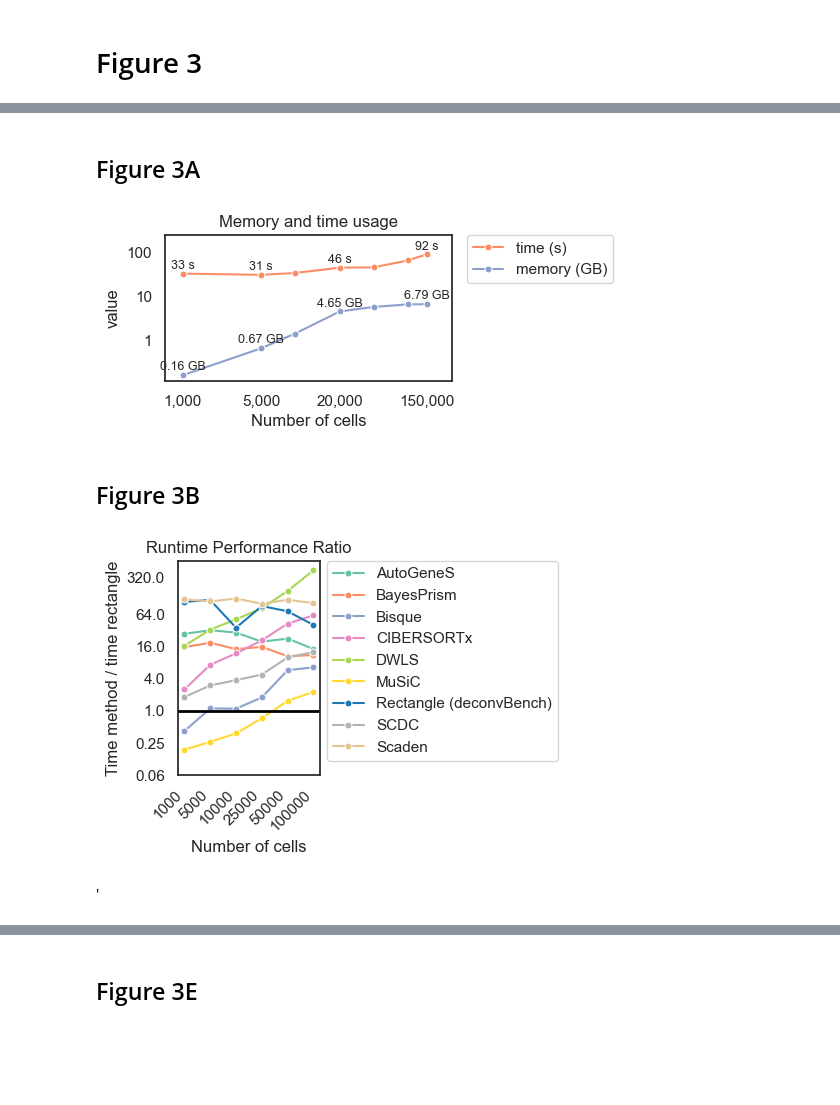
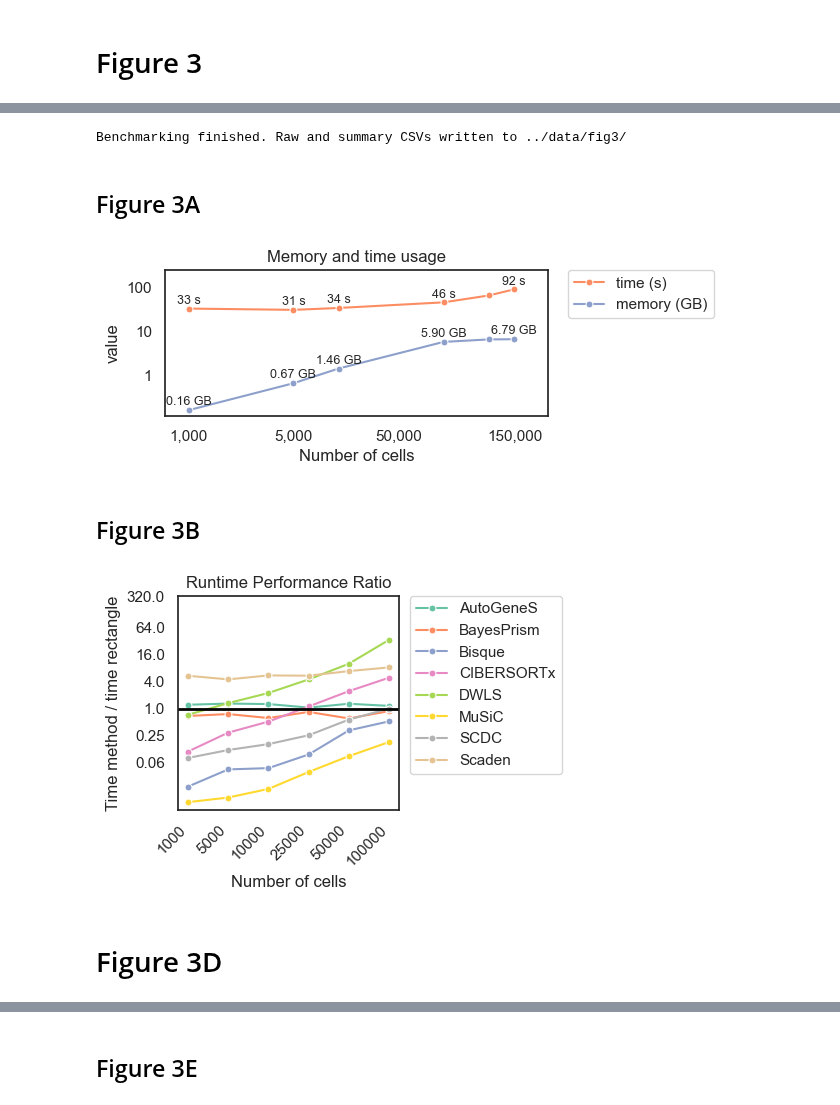
Before and after one commit to ComputationalBiomedicineGroup/rectangle_paper, a Jupyter notebook: notebooks/figure_3.ipynb, the cells around one changed output, grey strips where cells are left out. Saved outputs shown, nothing was run; the diff lists cells and outputs as text; code cells hidden in the pictures; blank space fills up the shorter version.

Commit message:
add grouping plots

```diff
--- a/notebooks/figure_3.ipynb
+++ b/notebooks/figure_3.ipynb
@@ -184,3 +135,16 @@ duplicated markers:  ['CFP', 'CFP']
+# %%
+runtime_df = pd.read_csv('../data/fig3/rectangle_runtime.csv')
+memory_df = pd.read_csv('../data/fig3/rectangle_memory.csv')
+# compute and save summary (mean and std)
+runtime_summary = runtime_df.groupby('n_cells')['time'].agg(['mean', 'std']).reset_index().rename(columns={'mean':'time_mean','std':'time_sd'})
+memory_summary = memory_df.groupby('n_cells')['memory'].agg(['mean', 'std']).reset_index().rename(columns={'mean':'memory_mean','std':'memory_sd'})
+
+runtime_summary.to_csv('../data/fig3/rectangle_runtime_summary.csv', index=False)
+memory_summary.to_csv('../data/fig3/rectangle_memory_summary.csv', index=False)
+
+print("Benchmarking finished. Raw and summary CSVs written to ../data/fig3/")
+# %% [output]
+Benchmarking finished. Raw and summary CSVs written to ../data/fig3/
 # %% [markdown]
 ## Figure 3A
 # %%
@@ -196,7 +160,7 @@ import matplotlib.pyplot as plt
 import numpy as np
 
 sns.set_theme(style="white")
-plt.figure(figsize=(5.5, 2.5))
+plt.figure(figsize=(6.5, 2.5))
 
 colors = ["#FC8D62","#8DA0CB"]
 # Both lineplots
@@ -213,40 +177,39 @@ for i in range(len(df_combined)):
     memory_value = df_combined['memory_mean'][i]
     n_cells = df_combined['n_cells'][i]
 
-    # Add an offset to the position of the text
-    if n_cells in [1000, 5000, 25000, 147391]:
+    if n_cells in [1000, 5000,10000, 50000, 147391]:
         ax.text(n_cells, time_value * 1.1, f"{int(time_value)} s", fontsize=9, ha='center', va='bottom')  # Time values
         ax.text(n_cells, memory_value * 1.1, f"{str(memory_value)[:4]} GB", fontsize=9, ha='center', va='bottom')  # Memory values
 
 # Custom ticks and labels for the x and y axes
 ax.set_xticks([1000,5000, 25000, 150000])
 ax.set_yticks([1, 10, 100])
-ax.set_xticklabels(['1,000','5,000', '20,000','150,000'])
+ax.set_xticklabels(['1,000', '5,000', '50,000','150,000'])
 ax.set_yticklabels(['1', '10', '100'])
 
 # Set y-axis limits
 ax.set_ylim(bottom=0, top=250)
 ax.set_xlim(left=700, right=250000)
 
 # Labels and layout
 plt.xlabel('Number of cells')
 plt.ylabel('value')
 #title for the plot
 plt.title('Memory and time usage')
 
 
 # Move legend to the right
 legend = plt.legend(loc='upper left', bbox_to_anchor=(1.05, 1), borderaxespad=0.)
 
 # legend labels
 plt.tight_layout()
 # save
 plt.savefig('../figures/fig3a_rectangle_benchmark.pdf')
 
 # Show the plot
 plt.show()
 # %% [output]
-[figure, old version]
+[figure, new version]
 # %% [markdown]
 ## Figure 3B
 # %%
@@ -291,7 +252,6 @@ method_palette = {
     "CIBERSORTx": "#E78AC3",
     "DWLS": "#A6D854",
     "MuSiC": "#FFD92F",
-    "Rectangle (deconvBench)": "#1F78B4",
     "Scaden": "#E5C494",
     "SCDC": "#B3B3B3",
 
@@ -334,9 +294,9 @@ legend = plt.legend(loc='upper left', bbox_to_anchor=(1.05, 1), borderaxespad=0.
 
 # Apply tight layout and save the plot
 plt.tight_layout()
-plt.savefig('../figures/fig3b_performance_ratio.pdf')
+plt.savefig('../figures/fig3b_performance_ratio_sc.png', dpi=300)
 plt.show()
 # %% [output]
-[figure, old version]
+[figure, new version]
-# %% [markdown]
-'
+# %% [markdown]
+# Figure 3D
```
Also changed, not shown: parts of 14 cells of this notebook.
